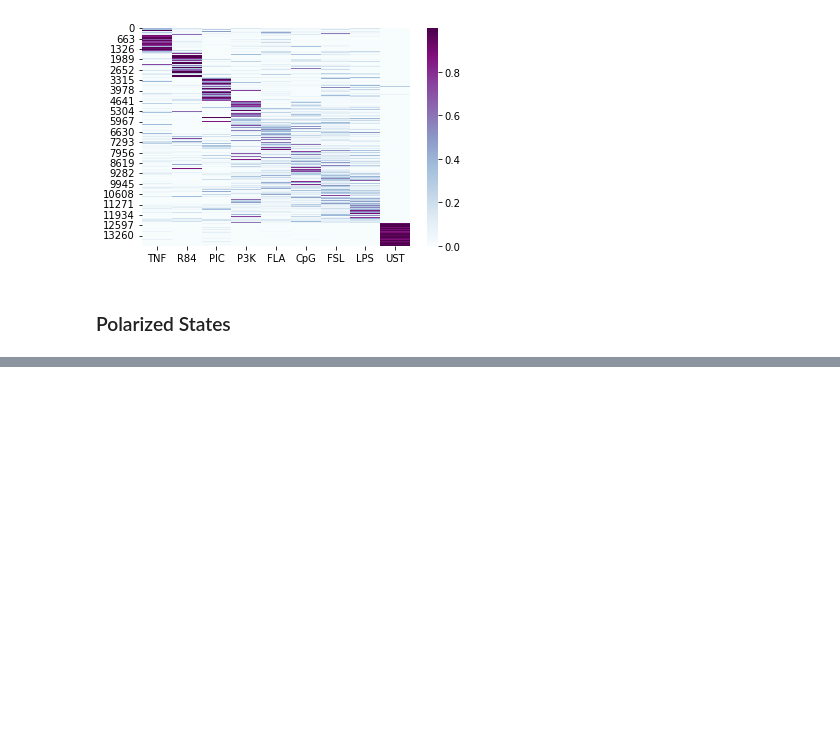
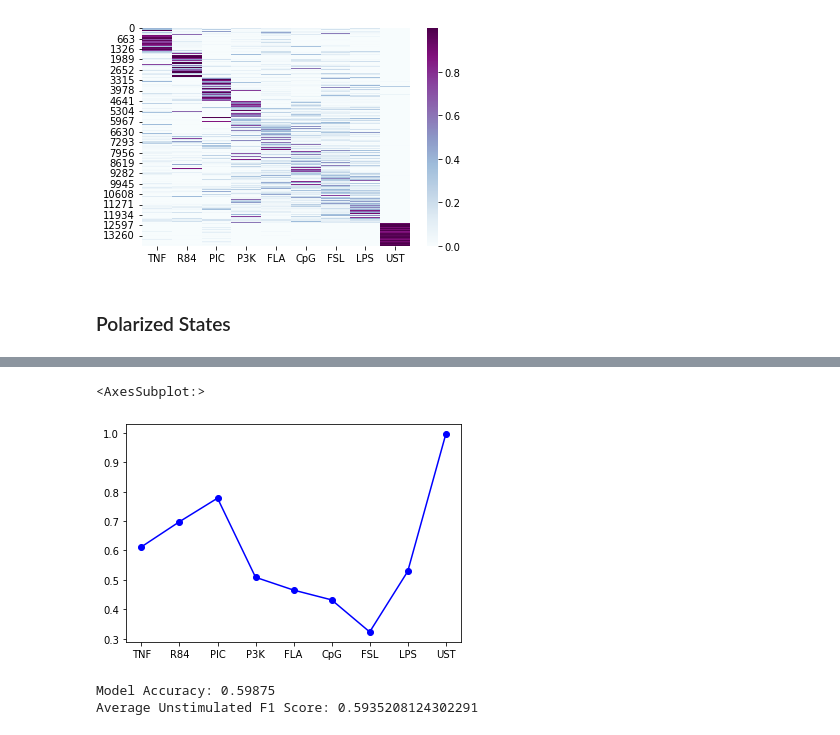
Before and after one commit to apple-soda/lstm-nfkb-dynamics, a Jupyter notebook: notebooks/manuscript-model.ipynb, the cells around one changed output, grey strips where cells are left out. Drawn from its saved outputs; the diff is of its cells as text; code cells hidden in the pictures; blank space fills up the shorter version.

```diff
--- a/notebooks/manuscript-model.ipynb
+++ b/notebooks/manuscript-model.ipynb
@@ -255,0 +406,11 @@ i4loader = torch.utils.data.DataLoader(i4test, batch_size=32, shuffle=True)
+# %%
+upf1.plot(y = 'f1-score', style = 'bo-')
+# %% [output]
+<AxesSubplot:>
+[figure, added]
+# %%
+print(f'Model Accuracy: {unstimulated_accuracy}')
+print(f'Average Unstimulated F1 Score: {unstimulated_average_f1}')
+# %% [output]
+Model Accuracy: 0.59875
+Average Unstimulated F1 Score: 0.5935208124302291
```
Also changed, not shown: parts of 38 cells of this notebook.
